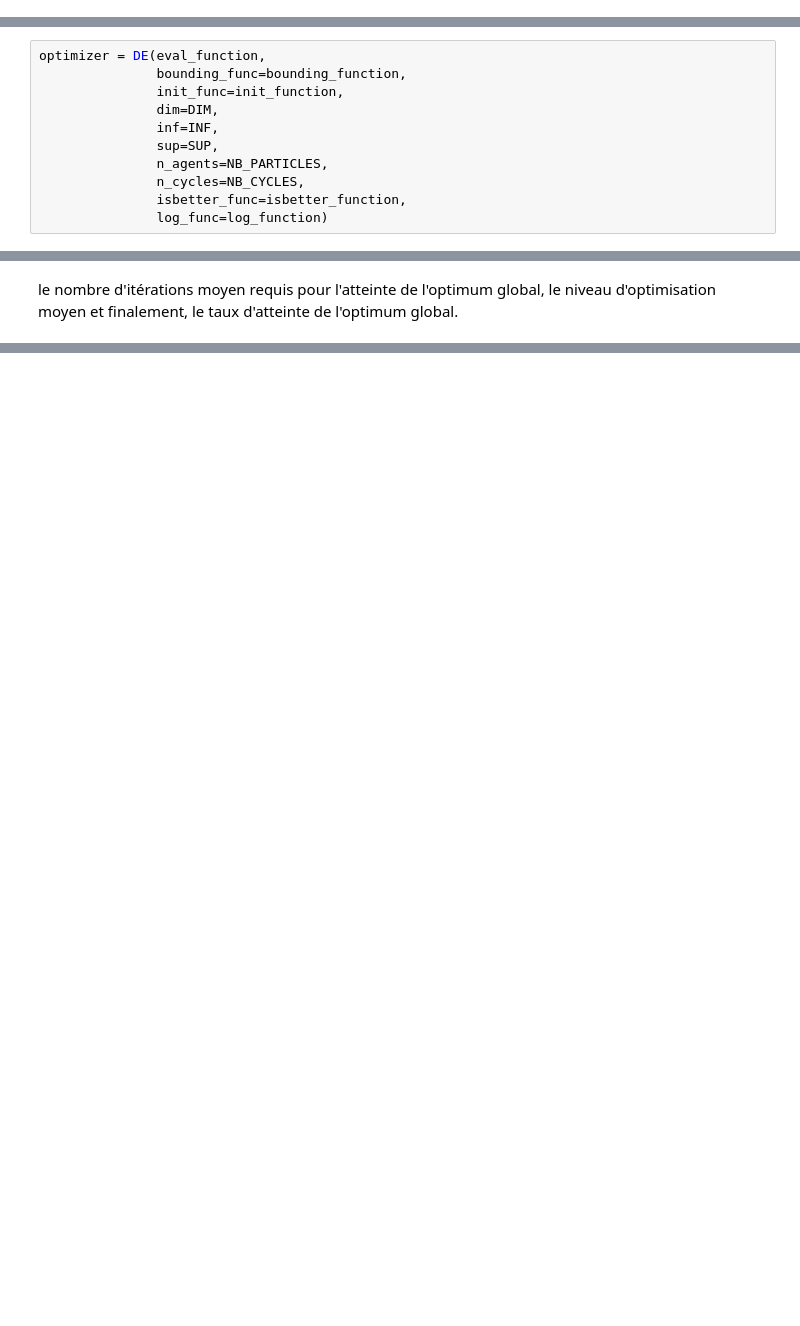
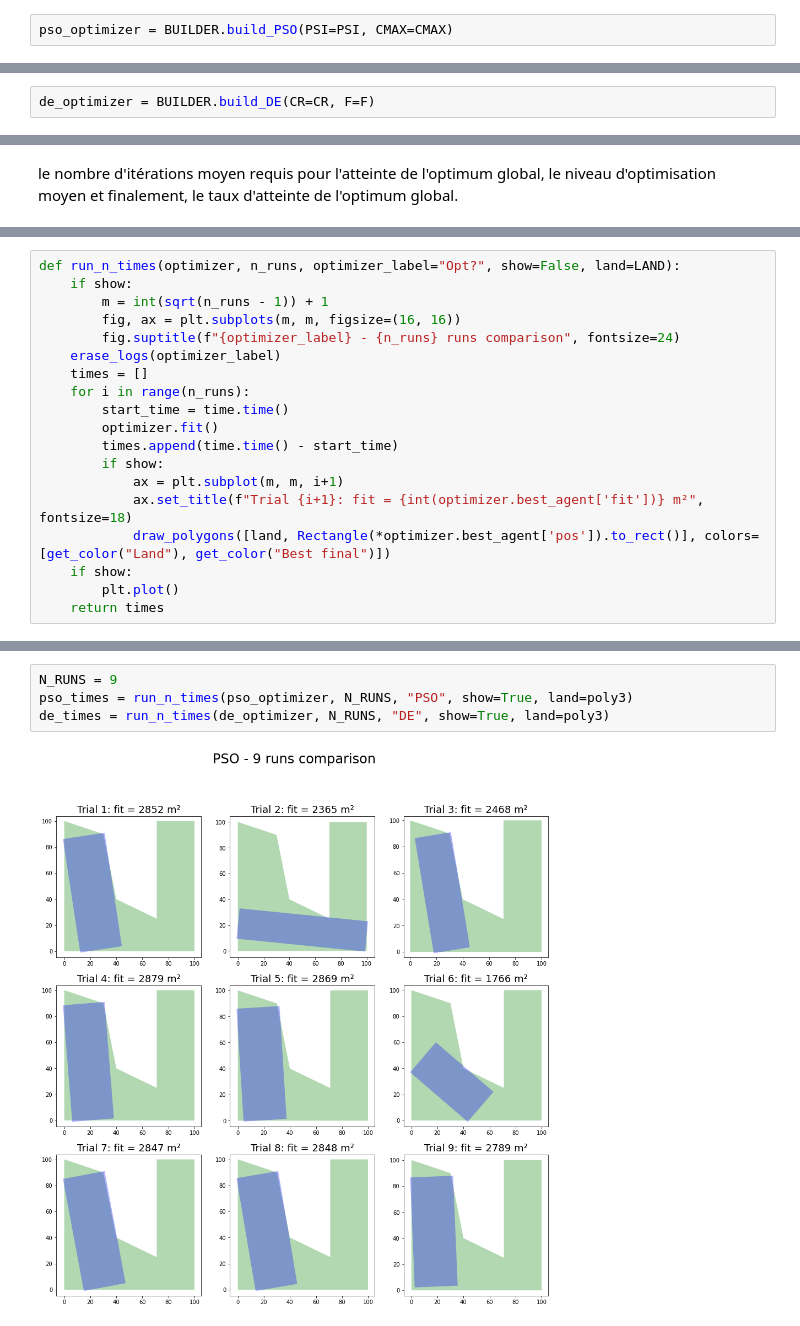
Before and after one commit to iribarnesy/optimize-house-area-on-a-land, a Jupyter notebook: Main.ipynb, the cells around one changed output, grey strips where cells are left out. Drawn from its saved outputs; the diff is of its cells as text; blank space fills up the shorter version.

```diff
--- a/Main.ipynb
+++ b/Main.ipynb
@@ -86,0 +85,2 @@ best_sol = PSO_fit(eval_function=eval_function,
+# %%
+pso_optimizer = BUILDER.build_PSO(PSI=PSI, CMAX=CMAX)
@@ -99,13 +100,2 @@ printmd(f"### Best fitness = **{best_sol['bestfit']}**")
 # %% [markdown]
 ## Differential Evolution
-# %%
-optimizer = DE(eval_function,
-               bounding_func=bounding_function,
-               init_func=init_function,
-               dim=DIM,
-               inf=INF,
-               sup=SUP,
-               n_agents=NB_PARTICLES,
-               n_cycles=NB_CYCLES,
-               isbetter_func=isbetter_function,
-               log_func=log_function)
@@ -117,0 +102,2 @@ create_animation("Best", LAND, LOGS['DE - Best'])
+# %%
+de_optimizer = BUILDER.build_DE(CR=CR, F=F)
@@ -123,0 +142,19 @@ le nombre d'itérations moyen requis pour l'atteinte de l'optimum global, le niv
+# %%
+def run_n_times(optimizer, n_runs, optimizer_label="Opt?", show=False, land=LAND):
+    if show:
+        m = int(sqrt(n_runs - 1)) + 1
+        fig, ax = plt.subplots(m, m, figsize=(16, 16))
+        fig.suptitle(f"{optimizer_label} - {n_runs} runs comparison", fontsize=24)
+    erase_logs(optimizer_label)
+    times = []
+    for i in range(n_runs):
+        start_time = time.time()
+        optimizer.fit()
+        times.append(time.time() - start_time)
+        if show:
+            ax = plt.subplot(m, m, i+1)
+            ax.set_title(f"Trial {i+1}: fit = {int(optimizer.best_agent['fit'])} m²", fontsize=18)
+            draw_polygons([land, Rectangle(*optimizer.best_agent['pos']).to_rect()], colors=[get_color("Land"), get_color("Best final")])
+    if show:
+        plt.plot()
+    return times
@@ -123,0 +208,6 @@ le nombre d'itérations moyen requis pour l'atteinte de l'optimum global, le niv
+# %%
+N_RUNS = 9
+pso_times = run_n_times(pso_optimizer, N_RUNS, "PSO", show=True, land=poly3)
+de_times = run_n_times(de_optimizer, N_RUNS, "DE", show=True, land=poly3)
+# %% [output]
+[figure, added]
```
Also changed, not shown: parts of 35 cells of this notebook, 4 other files.
